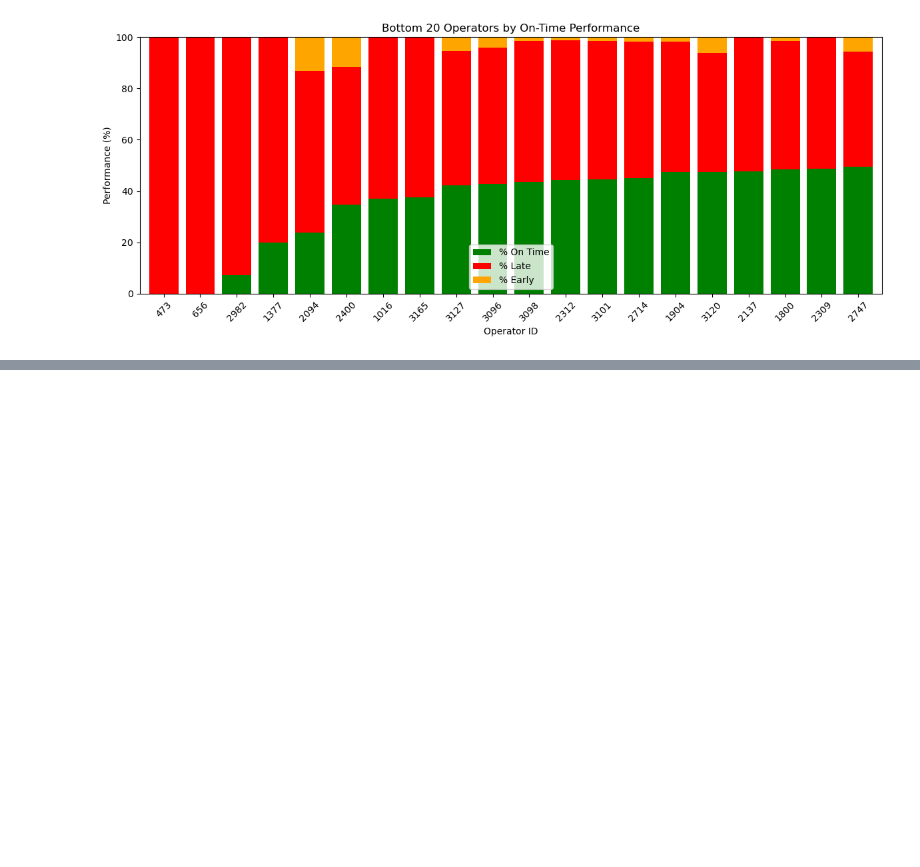
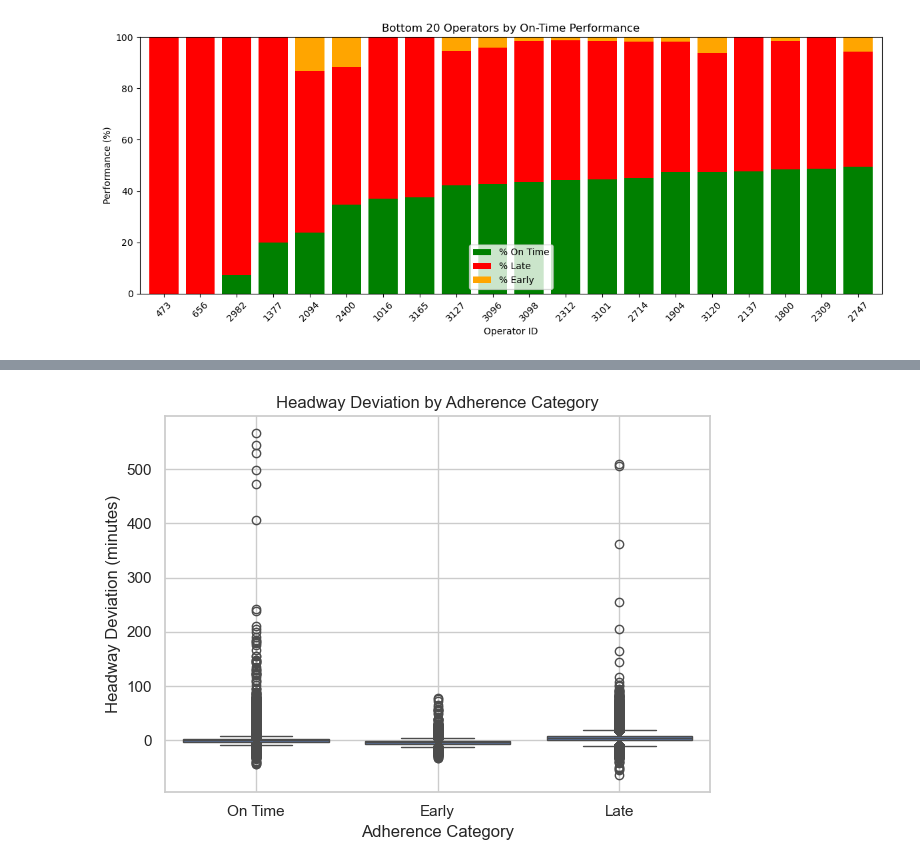
Before and after one commit to NewForce-Cohort-10-Data/wego-git-in-the-room-where-it-happens, a Jupyter notebook: notebooks/WeGo Data Introduction.ipynb, the cells around one changed output, grey strips where cells are left out. Cells and saved outputs as stored; diff of their text form; code cells hidden in the pictures; blank space fills up the shorter version.

```diff
--- a/notebooks/WeGo Data Introduction.ipynb
+++ b/notebooks/WeGo Data Introduction.ipynb
@@ -512,0 +560,23 @@ plt.show()
+# %%
+#Create categories
+def categorize_adherence(x):
+    if x > 1:
+        return "Early"
+    elif x < -6:
+        return "Late"
+    else:
+        return "On Time"
+
+adherence_vs_headway["Adherence_Category"] = adherence_vs_headway["ADHERENCE"].apply(categorize_adherence)
+
+#Boxplot
+plt.figure()
+sns.boxplot(x="Adherence_Category", y="HDWY_DEV", data=adherence_vs_headway)
+plt.title("Headway Deviation by Adherence Category")
+plt.xlabel("Adherence Category")
+plt.ylabel("Headway Deviation (minutes)")
+plt.grid(True)
+plt.tight_layout()
+plt.show()
+# %% [output]
+[figure, added]
```
Also changed, not shown: parts of 8 cells of this notebook, 1 other file.
